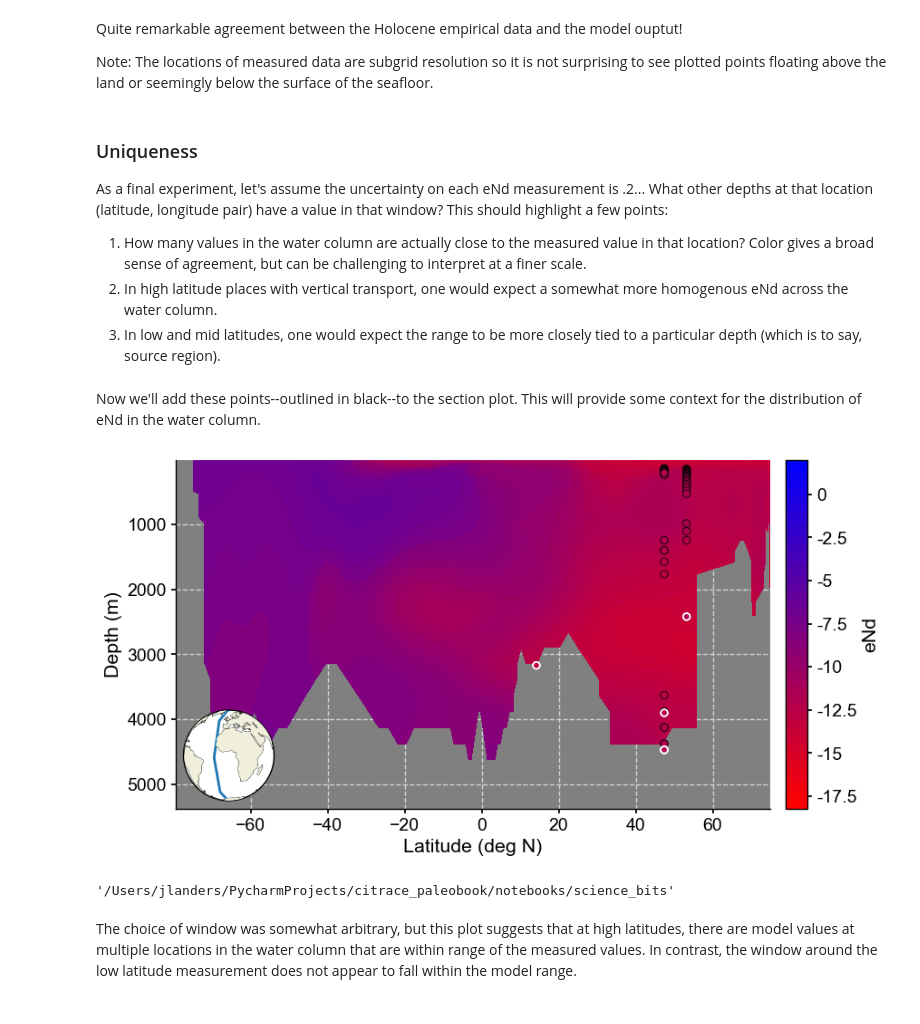
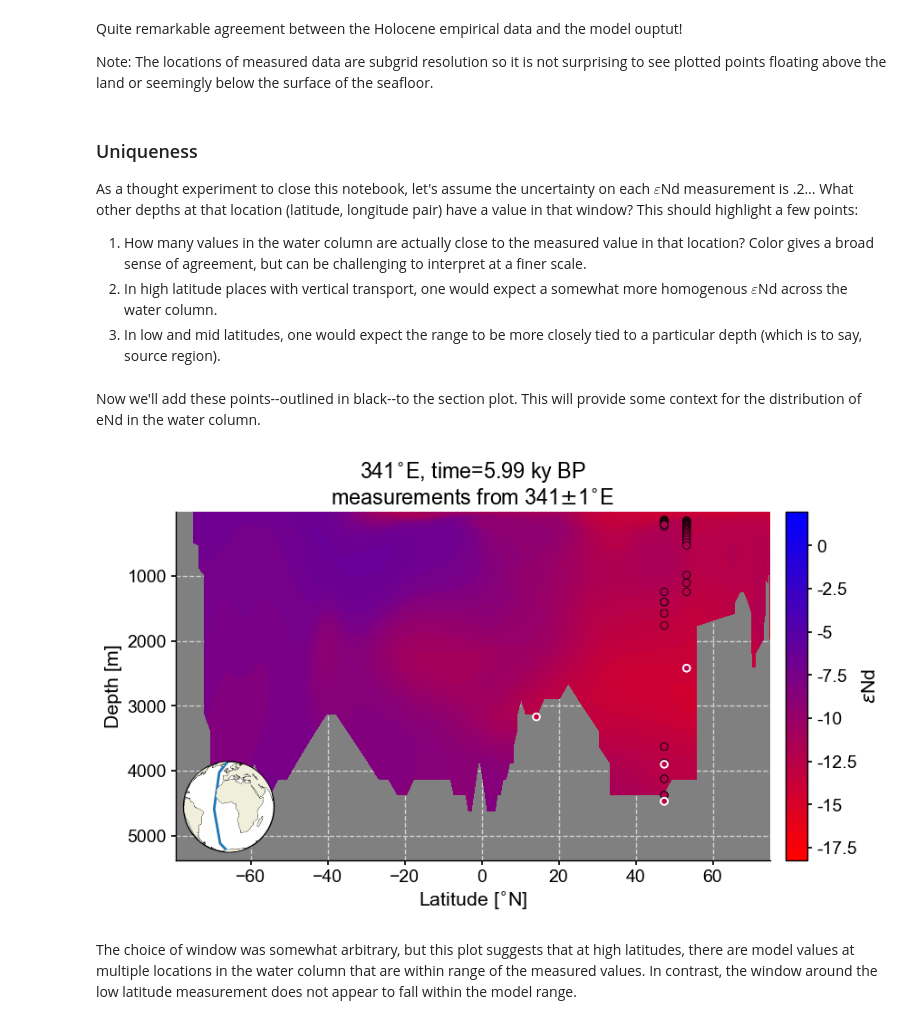
Before and after one commit to jordanplanders/citrace_paleobook, a Jupyter notebook: notebooks/science_bits/data_scatter_on_pcolor.ipynb, the cells around one changed output. Drawn from its saved outputs; the diff is of its cells as text; code cells hidden in the pictures.

```diff
--- a/notebooks/science_bits/data_scatter_on_pcolor.ipynb
+++ b/notebooks/science_bits/data_scatter_on_pcolor.ipynb
@@ -150,6 +181,12 @@ colorbar_units='eNd'
+# %%
+var = 'eNd'
+colorbar_units=eNd_label
+traits = 'depth={} '+depth_u+ ', time={} '+time_u
+time = 5.99
+depth = 2000
 # %%
-c_snapshot_data = epsNd_ds.sel(time = -5.99, method='nearest')
-c_snapshot_data_surf=c_snapshot_data.sel(dict(z_t_m=2000), method='nearest')
+c_snapshot_data = epsNd_ds.sel(time = -time, method='nearest')
+c_snapshot_data_surf=c_snapshot_data.sel(dict(z_t_m=depth), method='nearest')
 
 c_snapshot_data_surf = c_snapshot_data_surf[var].squeeze()
 c_snapshot_data_surf = c_snapshot_data_surf.compute()
@@ -180,9 +202,9 @@ def make_scalar_mappable(lims, cmap, n=None):
 # %%
 n_levels= 60
-ax2_levels = np.around(np.linspace(min_lim, max_lim, n_levels), decimals=4)#0.0026, .003, 15), decimals=6)
+ax2_levels = np.around(np.linspace(min_lim, max_lim, n_levels), decimals=4)
 # make scalar mappable
-ax2_sm = make_scalar_mappable([min_lim, max_lim],['red', 'blue'] , n_levels)#[0.0026, .003]
-cf2_kwargs = {'cmap':ax2_sm.cmap,'levels':ax2_levels, 'norm' : ax2_sm.norm}#mpl.colors.TwoSlopeNorm(vmin=min_val, vcenter=0.0026, vmax=max_val), 'levels':ax2_levels}#SymLogNorm(.00152, linscale=.003)}#, vmin=None, vmax=None, clip=False)ax2_sm.norm}
+ax2_sm_eNd = make_scalar_mappable([min_lim, max_lim],['red', 'blue'] , n_levels)
+cf2_kwargs_eNd = {'cmap':ax2_sm_eNd.cmap,'levels':ax2_levels, 'norm' : ax2_sm_eNd.norm}
 # %%
 # plt.figure(figsize=(9,5));
 fig = plt.figure(figsize=(8, 4))
@@ -255,6 +282,12 @@ section_ds = between(c_snapshot_data, 'TLONG', lims)
 section_df = time_subset[time_subset['lon'].between(min(lims), max(lims))]
 # %%
 tmp_surf = section_ds.sel(z_t_m=500, method='nearest')
+# %%
+n_levels= 60
+ax2_levels = np.around(np.linspace(min_lim, max_lim, n_levels), decimals=4)
+# make scalar mappable
+ax2_sm_blank = make_scalar_mappable([min_lim, max_lim],['darkblue', 'darkblue'] , n_levels)
+cf2_kwargs_blank = {'cmap':ax2_sm_blank.cmap,'levels':ax2_levels, 'norm' : ax2_sm_blank.norm}
 # %%
 fig = plt.figure(figsize=(8, 4))
 # 1 row, 2 columns, .05 space between columns, 8:.3 ratio of left column to right column
@@ -321,9 +354,9 @@ Quite remarkable agreement between the Holocene empirical data and the model oup
 Note: The locations of measured data are subgrid resolution so it is not surprising to see plotted points floating above the land or seemingly below the surface of the seafloor.
 # %% [markdown]
 ### Uniqueness
-As a final experiment, let's assume the uncertainty on each eNd measurement is .2... What other depths at that location (latitude, longitude pair) have a value in that window? This should highlight a few points:
+As a thought experiment to close this notebook, let's assume the uncertainty on each $\varepsilon$Nd measurement is .2... What other depths at that location (latitude, longitude pair) have a value in that window? This should highlight a few points:
 1. How many values in the water column are actually close to the measured value in that location? Color gives a broad sense of agreement, but can be challenging to interpret at a finer scale.
-2. In high latitude places with vertical transport, one would expect a somewhat more homogenous eNd across the water column.
+2. In high latitude places with vertical transport, one would expect a somewhat more homogenous $\varepsilon$Nd across the water column.
 3. In low and mid latitudes, one would expect the range to be more closely tied to a particular depth (which is to say, source region).
 # %%
 lats = section_ds.TLAT.mean(dim='nlon').squeeze().data
@@ -355,42 +388,36 @@ Now we'll add these points--outlined in black--to the section plot. This will pr
 # %%
 fig = plt.figure(figsize=(9,5));
 gs = gridspec.GridSpec(1, 2, wspace=0.05,hspace=.05, width_ratios=[8, .3])
 ax = fig.add_subplot(gs[0, 0]);
 # tmp = query_latlon(ds, lats=None, lons=[None])
 ax.patch.set_facecolor('gray')
 
 ax.contourf(section_ds.TLAT.mean(dim='nlon'), section_ds.z_t_m,
                      section_ds[var].mean(dim='nlon').squeeze().data,10, origin='upper',
                          levels=ax2_levels,
-                         cmap=ax2_sm.cmap,
-                        norm=ax2_sm.norm)
+                         cmap=ax2_sm_eNd.cmap,
+                        norm=ax2_sm_eNd.norm)
 ax.scatter(depth_range_plot_df['lats'], depth_range_plot_df['depth'], c=depth_range_plot_df['eNd'], linewidth=.6,
-           norm=cf2_kwargs['norm'],cmap=cf2_kwargs['cmap'],edgecolor=['k' if source=='model' else 'w' for source in depth_range_plot_df['source']])
+           norm=cf2_kwargs_eNd['norm'],cmap=cf2_kwargs_eNd['cmap'],edgecolor=['k' if source=='model' else 'w' for source in depth_range_plot_df['source']])
 
 ax.scatter(section_df['lat'], section_df['depth'], c=section_df['eNd_HOL'],s=30,
-                norm=cf2_kwargs['norm'],cmap=cf2_kwargs['cmap'],
+                norm=cf2_kwargs_eNd['norm'],cmap=cf2_kwargs_eNd['cmap'],
                 edgecolors='w',linewidth=1.3)
 
 ylims = ax.get_ylim()
 ax.set_ylim([ylims[1], ylims[0]])
-ax.set_ylabel('Depth (m)')
-ax.set_xlabel('Latitude (deg N)')
+ax.set_ylabel('Depth [{}]'.format(depth_u))
+ax.set_xlabel('Latitude [{}]'.format(lat_u))
 
 ax2_cb = fig.add_subplot(gs[0, 1])
-cb2 = plt.colorbar(ax2_sm,cax=ax2_cb, orientation='vertical',label=colorbar_units,
+cb2 = plt.colorbar(ax2_sm_eNd,cax=ax2_cb, orientation='vertical',label=' '.join([colorbar_units]),
                    format=FormatStrFormatter('%g'))
 
+ax.set_title('{}{}, time={} {}'.format(341, lon_u, time, time_u)+'\n'+r'measurements from {}$\pm$1'.format(341)+lon_u);
+
 make_inset_map(ax, [-90, 90], [341, 341], central_lon=0,central_lat=0, size_scaler=.2, loc='lower left')
-plt.savefig('section_eNd_uncertaintyrange.png', dpi='figure', format='png', metadata=None,
-            bbox_inches='tight', #pad_inches=0.1,
-            facecolor='auto', edgecolor='auto',
-            backend=None)
 # %% [output]
-[figure, old version]
+[figure, new version]
-# %%
-os.getcwd()
-# %% [output]
-'/Users/jlanders/PycharmProjects/citrace_paleobook/notebooks/science_bits'
 # %% [markdown]
 The choice of window was somewhat arbitrary, but this plot suggests that at high latitudes, there are model values at multiple locations in the water column that are within range of the measured values. In contrast, the window around the low latitude measurement does not appear to fall within the model range.
 # %% [markdown]
```
Also changed, not shown: parts of 20 cells of this notebook.
